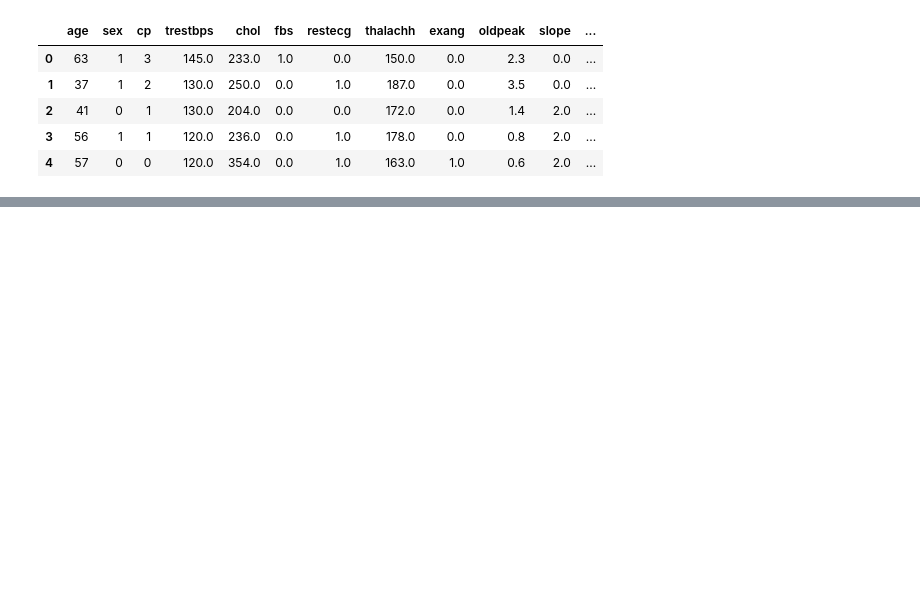
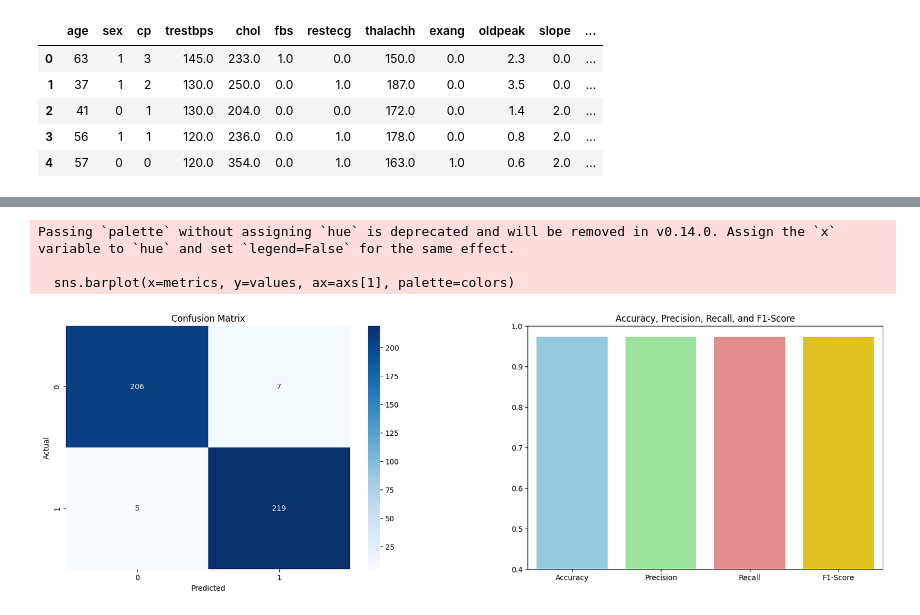
Before and after one commit to nfarhaan/Heart-Attack-Prediction-Using-Machine-Learning, a Jupyter notebook: decision_tree.ipynb, the cells around one changed output, grey strips where cells are left out. Saved outputs shown, nothing was run; the diff lists cells and outputs as text; code cells hidden in the pictures; blank space fills up the shorter version.

```diff
--- a/decision_tree.ipynb
+++ b/decision_tree.ipynb
@@ -191,0 +104,20 @@ os.environ["PATH"] += os.pathsep + 'C:\Program Files\Graphviz\bin\dot.exe'
+# %%
+from sklearn.metrics import accuracy_score, precision_score, recall_score, f1_score, confusion_matrix, classification_report
+
+# Step 7: Evaluate the model
+accuracy = accuracy_score(y_test, y_pred)
+precision = precision_score(y_test, y_pred, average='weighted')
+recall = recall_score(y_test, y_pred, average='weighted')
+f1 = f1_score(y_test, y_pred, average='weighted')
+conf_matrix = confusion_matrix(y_test, y_pred)
+class_report = classification_report(y_test, y_pred)
+
+# Output the final metrics
+print(f"\nModel Accuracy with random_state={random_state_value}: {accuracy * 100:.2f}%")
+print(f"Precision: {precision:.2f}")
+print(f"Recall: {recall:.2f}")
+print(f"F1-Score: {f1:.2f}")
+print("\nConfusion Matrix:")
+print(conf_matrix)
+print("\nClassification Report:")
+print(class_report)
@@ -192 +143,35 @@ os.environ["PATH"] += os.pathsep + 'C:\Program Files\Graphviz\bin\dot.exe'
+# %%
+import matplotlib.pyplot as plt
+import seaborn as sns
+
+# Step 8: Visualization with subplots
+
+# Create subplots
+fig, axs = plt.subplots(1, 2, figsize=(20, 6))  # Two subplots: confusion matrix and precision/recall/F1-score
+
+# Plot the confusion matrix as a heatmap
+sns.heatmap(conf_matrix, annot=True, fmt='d', cmap='Blues', ax=axs[0])
+axs[0].set_xlabel('Predicted')
+axs[0].set_ylabel('Actual')
+axs[0].set_title('Confusion Matrix')
+
+# Plot Accuracy, Precision, Recall, and F1-Score
+metrics = ['Accuracy', 'Precision', 'Recall', 'F1-Score']
+values = [accuracy, precision, recall, f1]
+colors = ['skyblue', 'lightgreen', 'lightcoral', 'gold']  # Different colors for each bar
+
+sns.barplot(x=metrics, y=values, ax=axs[1], palette=colors)
+axs[1].set_ylim(0, 1)
+axs[1].set_title('Accuracy, Precision, Recall, and F1-Score')
+
+# Adjust the space between the subplots
+plt.subplots_adjust(wspace=0.3)
+
+# Display the plots
+plt.show()
+# %% [output]
+Passing `palette` without assigning `hue` is deprecated and will be removed in v0.14.0. Assign the `x` variable to `hue` and set `legend=False` for the same effect.
+
+  sns.barplot(x=metrics, y=values, ax=axs[1], palette=colors)
+[figure, added]
 # %%
```
Also changed, not shown: parts of 8 cells of this notebook, 3 other files.
